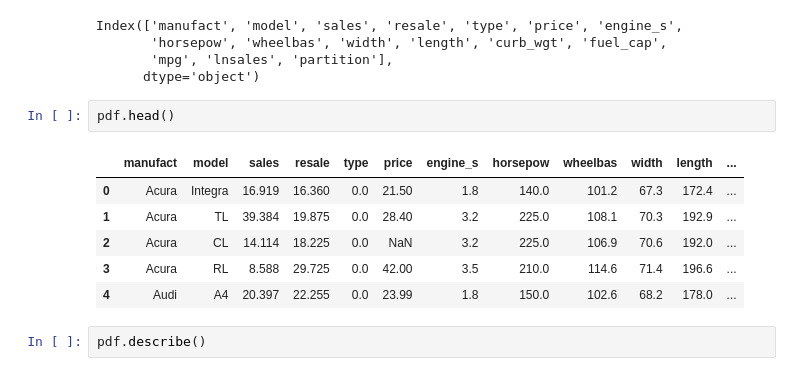
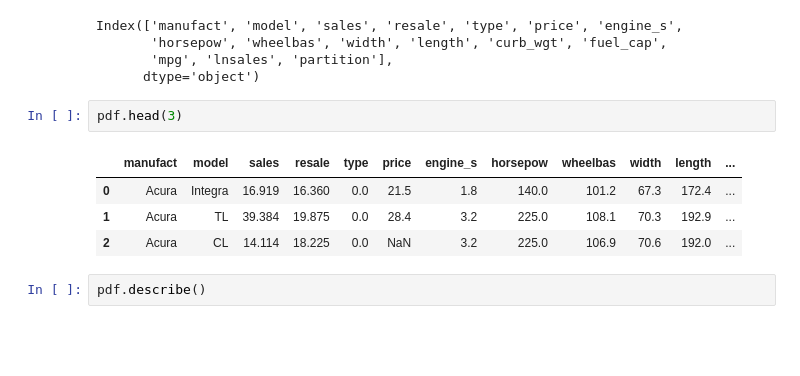
Before and after one commit to dfbustosus/Curso-Data-Engineering, a Jupyter notebook: Clase 6/Notebook_Integridad_DFS_DBU.ipynb, the cells around one changed output. Saved outputs shown, nothing was run; the diff lists cells and outputs as text; blank space fills up the shorter version.

```diff
--- a/Clase 6/Notebook_Integridad_DFS_DBU.ipynb
+++ b/Clase 6/Notebook_Integridad_DFS_DBU.ipynb
@@ -139,14 +139,12 @@ Index(['manufact', 'model', 'sales', 'resale', 'type', 'price', 'engine_s',
        'mpg', 'lnsales', 'partition'],
       dtype='object')
 # %%
-pdf.head()
+pdf.head(3)
 # %% [output]
 |  | manufact | model | sales | resale | type | price | engine_s | horsepow | wheelbas | width | length | ... |
-| 0 | Acura | Integra | 16.919 | 16.360 | 0.0 | 21.50 | 1.8 | 140.0 | 101.2 | 67.3 | 172.4 | ... |
-| 1 | Acura | TL | 39.384 | 19.875 | 0.0 | 28.40 | 3.2 | 225.0 | 108.1 | 70.3 | 192.9 | ... |
+| 0 | Acura | Integra | 16.919 | 16.360 | 0.0 | 21.5 | 1.8 | 140.0 | 101.2 | 67.3 | 172.4 | ... |
+| 1 | Acura | TL | 39.384 | 19.875 | 0.0 | 28.4 | 3.2 | 225.0 | 108.1 | 70.3 | 192.9 | ... |
 | 2 | Acura | CL | 14.114 | 18.225 | 0.0 | NaN | 3.2 | 225.0 | 106.9 | 70.6 | 192.0 | ... |
-| 3 | Acura | RL | 8.588 | 29.725 | 0.0 | 42.00 | 3.5 | 210.0 | 114.6 | 71.4 | 196.6 | ... |
-| 4 | Audi | A4 | 20.397 | 22.255 | 0.0 | 23.99 | 1.8 | 150.0 | 102.6 | 68.2 | 178.0 | ... |
 # %%
 pdf.describe()
 # %% [output]
```
Also changed, not shown: 6 other files.
